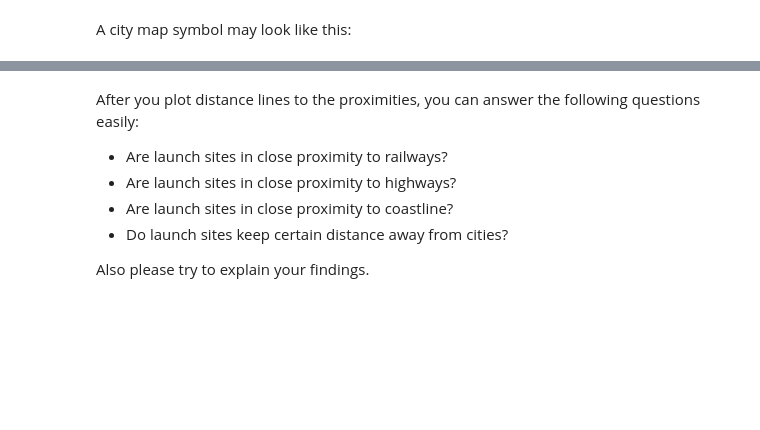
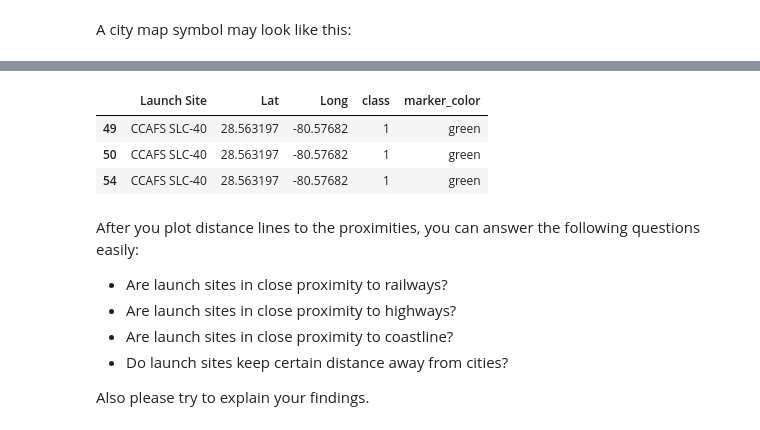
Before and after one commit to wanprabu/dsproject, a Jupyter notebook: Dashboard.ipynb, the cells around one changed output, grey strips where cells are left out. Drawn from its saved outputs; the diff is of its cells as text; code cells hidden in the pictures; blank space fills up the shorter version.

```diff
--- a/Dashboard.ipynb
+++ b/Dashboard.ipynb
@@ -356,6 +354,16 @@ A city map symbol may look like this:
 # %%
 # Create a marker with distance to a closest city, railway, highway, etc.
 # Draw a line between the marker to the launch site
+# %%
+spacex_df['Launch Site'].unique()
+filtered_df = spacex_df[(spacex_df['Launch Site'] == 'CCAFS SLC-40') & (spacex_df['class'] == 1)]
+#filtered_df = filtered_df.groupby(['class']).count()
+filtered_df
+# %% [output]
+|  | Launch Site | Lat | Long | class | marker_color |
+| 49 | CCAFS SLC-40 | 28.563197 | -80.57682 | 1 | green |
+| 50 | CCAFS SLC-40 | 28.563197 | -80.57682 | 1 | green |
+| 54 | CCAFS SLC-40 | 28.563197 | -80.57682 | 1 | green |
 # %% [markdown]
 After you plot distance lines to the proximities, you can answer the following questions easily:
 
```
Also changed, not shown: parts of 6 cells of this notebook.
